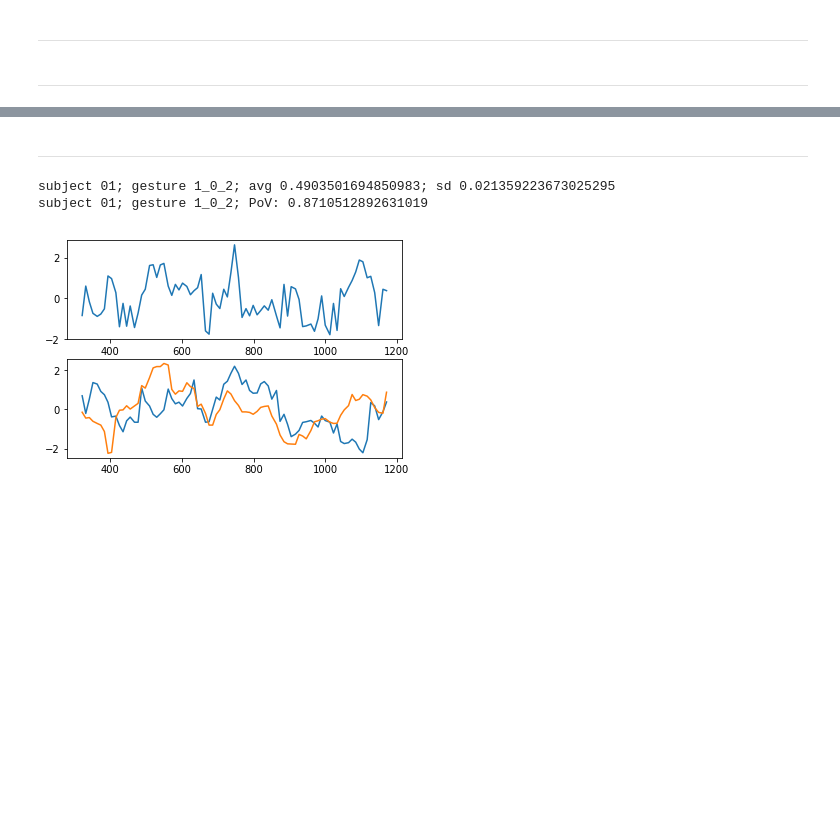
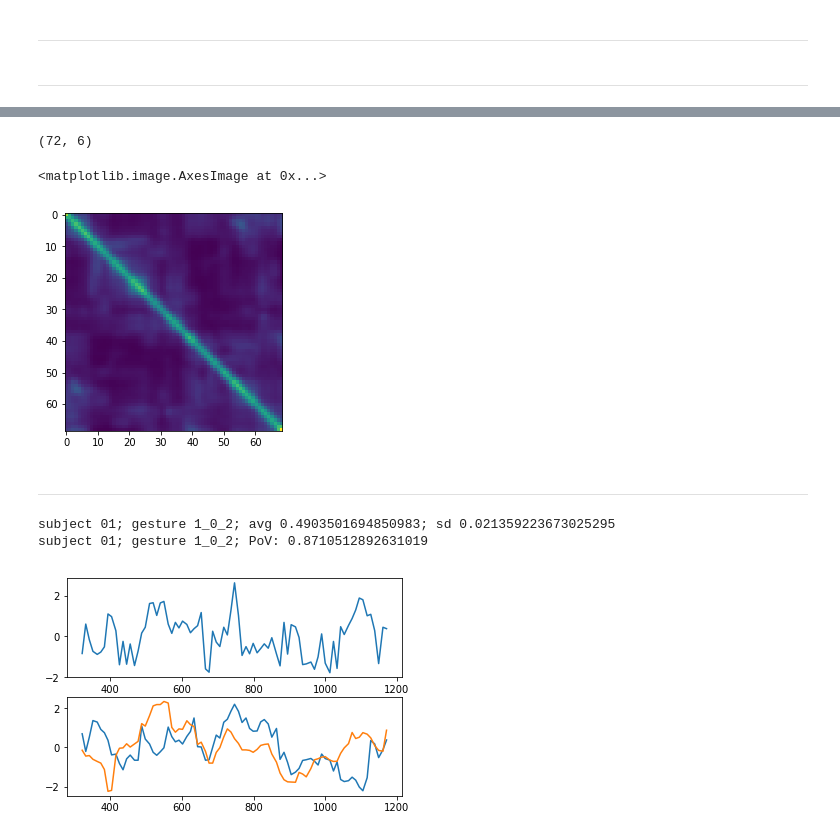
Before and after one commit to samvoisin/TDAforGesturePredictionsEMG, a Jupyter notebook: match_syn_tst.ipynb, the cells around one changed output, grey strips where cells are left out. Drawn from its saved outputs; the diff is of its cells as text; code cells hidden in the pictures; blank space fills up the shorter version.

```diff
--- a/match_syn_tst.ipynb
+++ b/match_syn_tst.ipynb
@@ -74,0 +73,4 @@ subject 01; gesture 2_0_1
+# %%
+a.shape
+# %% [output]
+(72, 6)
@@ -75,3 +79,8 @@ subject 01; gesture 2_0_1
+# %%
+plt.imshow(gaussian_filter(dict_synerg["01"]["1_1_1"], 1))
+# %% [output]
+<matplotlib.image.AxesImage at 0x...>
+[figure, added]
 # %% [markdown]
 ---
 # %%
```
Also changed, not shown: parts of 2 cells of this notebook, 8 other files.
